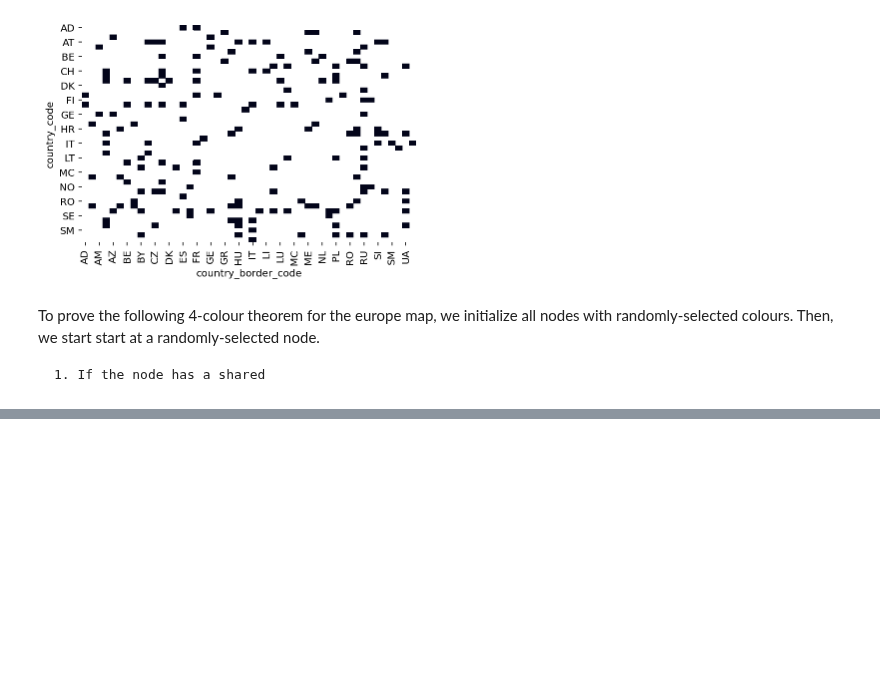
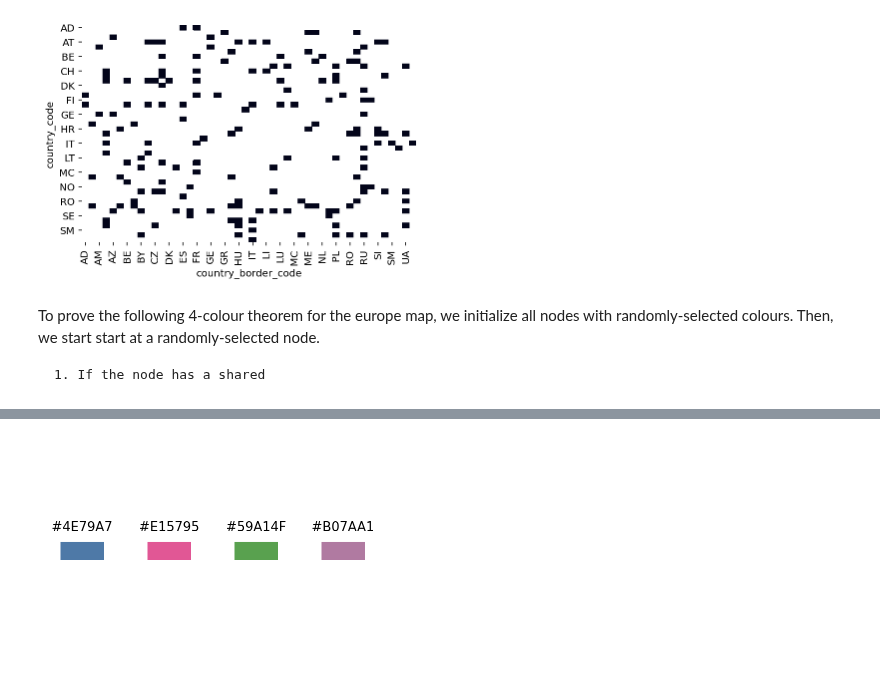
Before and after one commit to gerdm/QMUL, a Jupyter notebook: MTH750P-graphs-and-networks/assignments/assignment-02.ipynb, the cells around one changed output, grey strips where cells are left out. Cells and saved outputs as stored; diff of their text form; code cells hidden in the pictures; blank space fills up the shorter version.

```diff
--- a/MTH750P-graphs-and-networks/assignments/assignment-02.ipynb
+++ b/MTH750P-graphs-and-networks/assignments/assignment-02.ipynb
@@ -209,0 +309,10 @@ list(G["FR"])
+# %%
+x = 0
+step = 0.01
+for color in colors:
+    plt.text((2 * x + step) / 2, 0.01, color, horizontalalignment="center", fontsize=13)
+    plt.hlines(0, x, x + step, linewidth=18, color=color)
+    x = x + 2 * step
+plt.axis("off");
+# %% [output]
+[figure, added]
```
Also changed, not shown: parts of 13 cells of this notebook.
